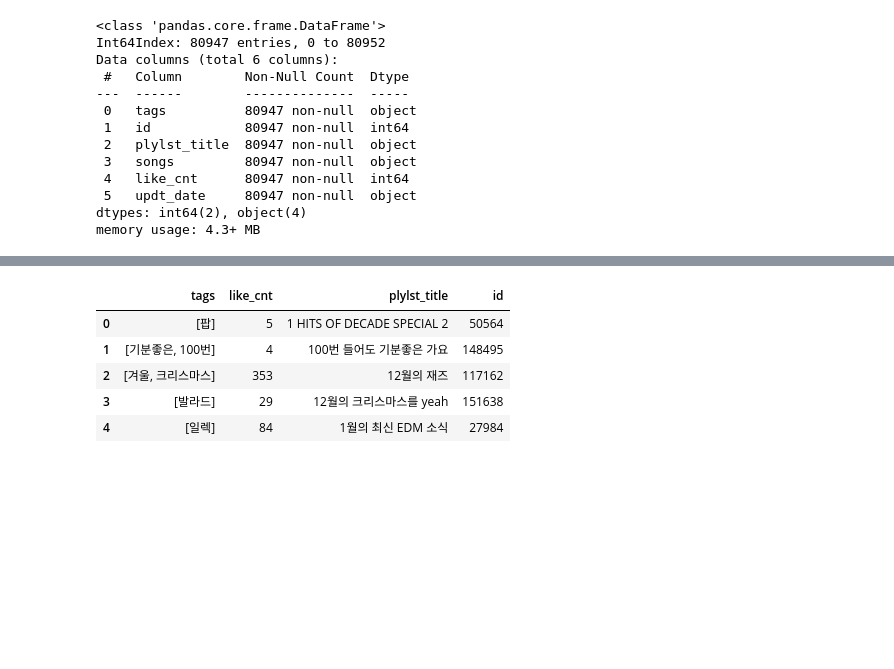
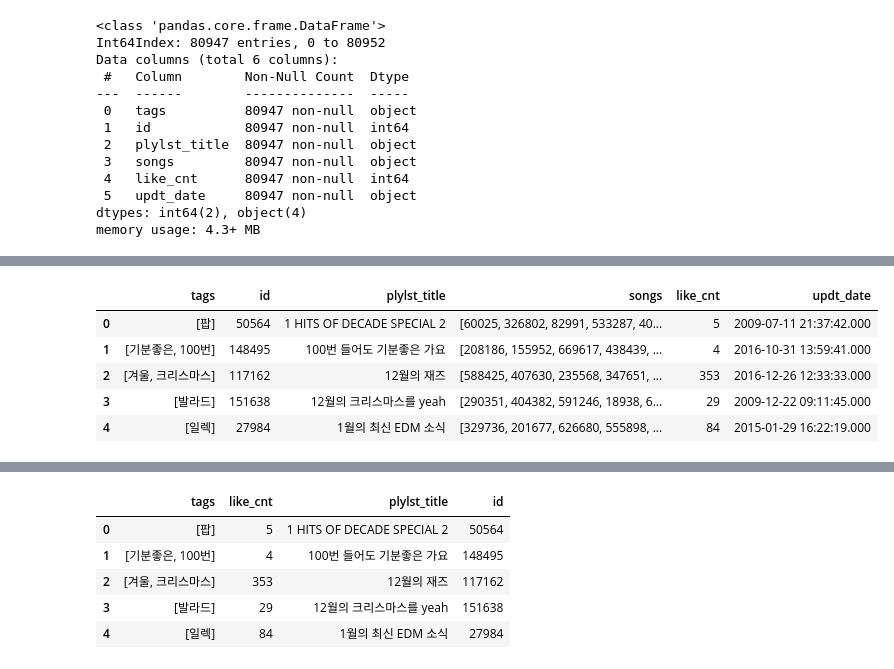
Before and after one commit to pulpo125/AIPlayer_Pling, a Jupyter notebook: 전처리_KNN_tag.ipynb, the cells around one changed output, grey strips where cells are left out. Drawn from its saved outputs; the diff is of its cells as text; code cells hidden in the pictures; blank space fills up the shorter version.

```diff
--- a/전처리_KNN_tag.ipynb
+++ b/전처리_KNN_tag.ipynb
@@ -106,0 +125,9 @@ train_copy[train_copy['id'].isin(ply_id_del)]
+# %%
+train_copy.head()
+# %% [output]
+|  | tags | id | plylst_title | songs | like_cnt | updt_date |
+| 0 | [팝] | 50564 | 1 HITS OF DECADE SPECIAL 2 | [60025, 326802, 82991, 533287, 40... | 5 | 2009-07-11 21:37:42.000 |
+| 1 | [기분좋은, 100번] | 148495 | 100번 들어도 기분좋은 가요 | [208186, 155952, 669617, 438439, ... | 4 | 2016-10-31 13:59:41.000 |
+| 2 | [겨울, 크리스마스] | 117162 | 12월의 재즈 | [588425, 407630, 235568, 347651, ... | 353 | 2016-12-26 12:33:33.000 |
+| 3 | [발라드] | 151638 | 12월의 크리스마스를 yeah | [290351, 404382, 591246, 18938, 6... | 29 | 2009-12-22 09:11:45.000 |
+| 4 | [일렉] | 27984 | 1월의 최신 EDM 소식 | [329736, 201677, 626680, 555898, ... | 84 | 2015-01-29 16:22:19.000 |
```
Also changed, not shown: parts of 24 cells of this notebook.
